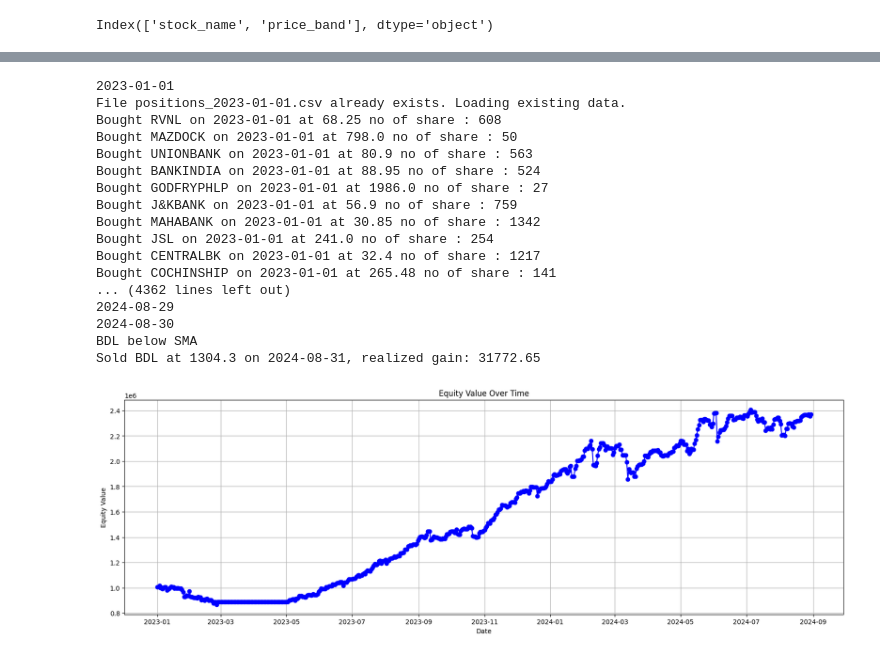
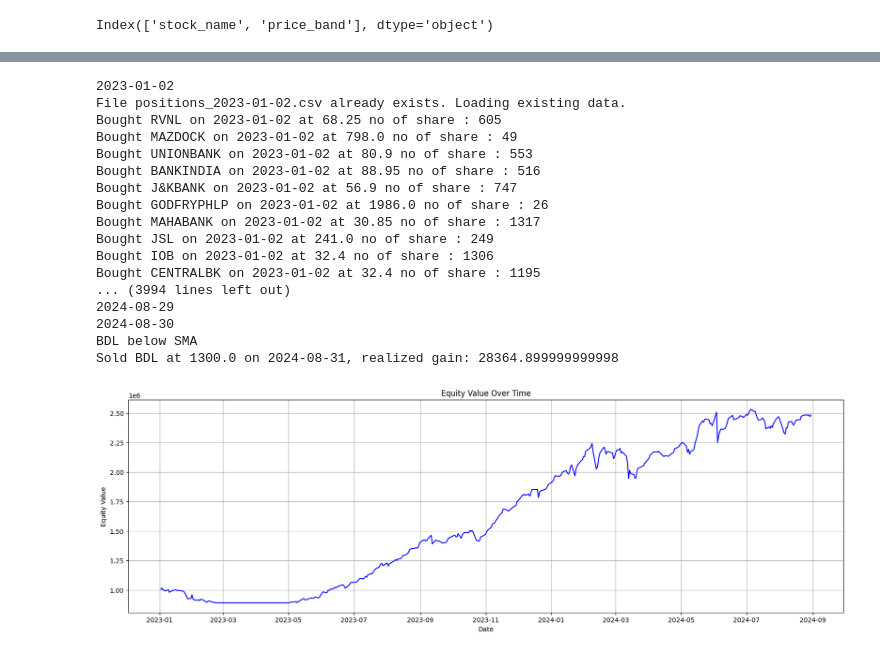
Before and after one commit to btst-tech/Momentum-Strategy, a Jupyter notebook: v2/scanner.ipynb, the cells around one changed output, grey strips where cells are left out. Saved outputs shown, nothing was run; the diff lists cells and outputs as text; code cells hidden in the pictures.

```diff
--- a/v2/scanner.ipynb
+++ b/v2/scanner.ipynb
@@ -150,0 +133,17 @@ nifty500_stocks = nifty500_stocks.loc[nifty500_stocks['Series'] == 'EQ', 'Symbol
+# %%
+nifty500_data = pd.read_csv('F:\\Bot\\MomentumStrategy\\nifty500_data.csv')
+nifty500_data.columns = [i.strip().lower() for i in nifty500_data.columns]
+nifty500_data['date'] = pd.to_datetime(nifty500_data['date'], format='%d-%b-%y').dt.date
+nifty500_data = get_sma(nifty500_data)
+
+
+nifty50_data = pd.read_csv('F:\\Bot\\MomentumStrategy\\nifty50_data.csv')
+nifty50_data.columns = [i.strip().lower() for i in nifty50_data.columns]
+nifty50_data['date'] = pd.to_datetime(nifty50_data['date'], format='%d-%b-%y').dt.date
+nifty50_data = get_sma(nifty50_data)
+
+
+nifty500_stocks = pd.read_csv('F:\\Bot\\csv_files\\nifty500list.csv')
+#filtering csv to EQ and getting only symbol column
+nifty500_stocks = nifty500_stocks.loc[nifty500_stocks['Series'] == 'EQ', 'Symbol']
+print(nifty500_data.shape, nifty500_stocks.shape, nifty50_data.shape)
@@ -431,35 +450,35 @@ def simulate(start_date, end_date, nifty500_data):
 
     return equity, dates
 # %%
-start_date = datetime(2023, 1, 1).date()
+start_date = datetime(2023, 1, 2).date()
 end_date = datetime(2024, 8, 30).date()
 
 equity, dates = simulate(start_date, end_date, nifty500_data)
 # %% [output]
-2023-01-01
-File positions_2023-01-01.csv already exists. Loading existing data.
-Bought RVNL on 2023-01-01 at 68.25 no of share : 608
-Bought MAZDOCK on 2023-01-01 at 798.0 no of share : 50
-Bought UNIONBANK on 2023-01-01 at 80.9 no of share : 563
-Bought BANKINDIA on 2023-01-01 at 88.95 no of share : 524
-Bought GODFRYPHLP on 2023-01-01 at 1986.0 no of share : 27
-Bought J&KBANK on 2023-01-01 at 56.9 no of share : 759
-Bought MAHABANK on 2023-01-01 at 30.85 no of share : 1342
-Bought JSL on 2023-01-01 at 241.0 no of share : 254
-Bought CENTRALBK on 2023-01-01 at 32.4 no of share : 1217
-Bought COCHINSHIP on 2023-01-01 at 265.48 no of share : 141
-... (4362 lines left out)
+2023-01-02
+File positions_2023-01-02.csv already exists. Loading existing data.
+Bought RVNL on 2023-01-02 at 68.25 no of share : 605
+Bought MAZDOCK on 2023-01-02 at 798.0 no of share : 49
+Bought UNIONBANK on 2023-01-02 at 80.9 no of share : 553
+Bought BANKINDIA on 2023-01-02 at 88.95 no of share : 516
+Bought J&KBANK on 2023-01-02 at 56.9 no of share : 747
+Bought GODFRYPHLP on 2023-01-02 at 1986.0 no of share : 26
+Bought MAHABANK on 2023-01-02 at 30.85 no of share : 1317
+Bought JSL on 2023-01-02 at 241.0 no of share : 249
+Bought IOB on 2023-01-02 at 32.4 no of share : 1306
+Bought CENTRALBK on 2023-01-02 at 32.4 no of share : 1195
+... (3994 lines left out)
 2024-08-29
 2024-08-30
 BDL below SMA
-Sold BDL at 1304.3 on 2024-08-31, realized gain: 31772.65
+Sold BDL at 1300.0 on 2024-08-31, realized gain: 28364.899999999998
 # %%
 plt.figure(figsize=(20, 6))
-plt.plot(dates,equity, marker='o', linestyle='-', color='b')
+plt.plot(dates,equity, linestyle='-', color='b')
 plt.xlabel('Date')
 plt.ylabel('Equity Value')
 plt.title('Equity Value Over Time')
 plt.grid(True)
 plt.show()
 # %% [output]
-[figure, old version]
+[figure, new version]
```
Also changed, not shown: parts of 12 cells of this notebook, 3 other files.
